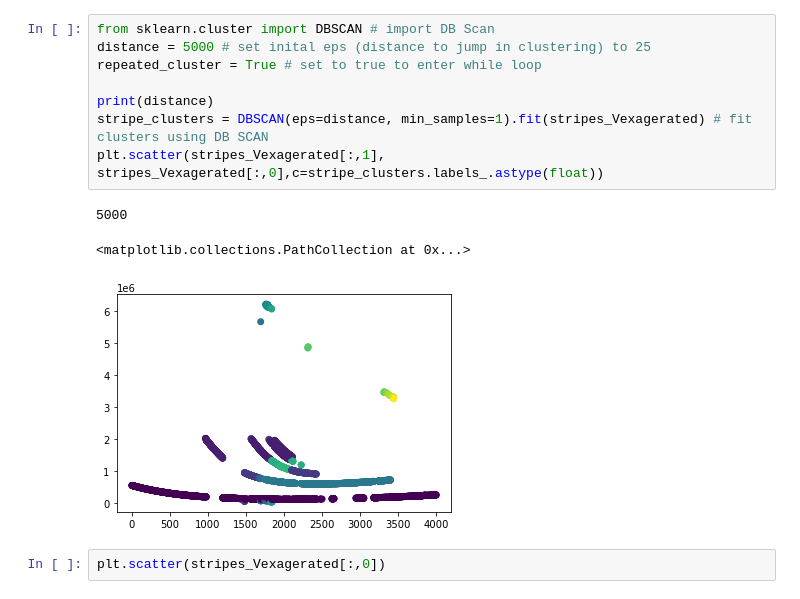
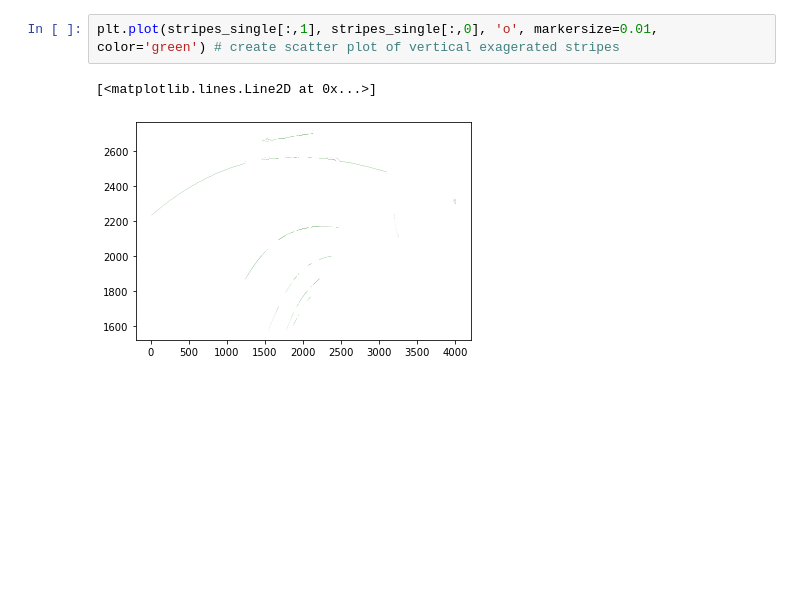
Before and after one commit to oro-sean/stripeField, a Jupyter notebook: labels.ipynb, the cells around one changed output. Cells and saved outputs as stored; diff of their text form; blank space fills up the shorter version.

```diff
--- a/labels.ipynb
+++ b/labels.ipynb
@@ -66,14 +81,5 @@ plt.plot(stripes_Vexagerated[:,1], stripes_Vexagerated[:,0], 'o', markersize=1,
-# %%
-from sklearn.cluster import DBSCAN # import DB Scan
-distance = 5000 # set inital eps (distance to jump in clustering) to 25
-repeated_cluster = True # set to true to enter while loop
-
-print(distance)
-stripe_clusters = DBSCAN(eps=distance, min_samples=1).fit(stripes_Vexagerated) # fit clusters using DB SCAN
-plt.scatter(stripes_Vexagerated[:,1], stripes_Vexagerated[:,0],c=stripe_clusters.labels_.astype(float))
-# %% [output]
-5000
-<matplotlib.collections.PathCollection at 0x...>
-[figure, removed]
-# %%
-plt.scatter(stripes_Vexagerated[:,0])
+# %%
+plt.plot(stripes_single[:,1], stripes_single[:,0], 'o', markersize=0.01, color='green') # create scatter plot of vertical exagerated stripes
+# %% [output]
+[<matplotlib.lines.Line2D at 0x...>]
+[figure, added]
```
Also changed, not shown: parts of 14 cells of this notebook.
